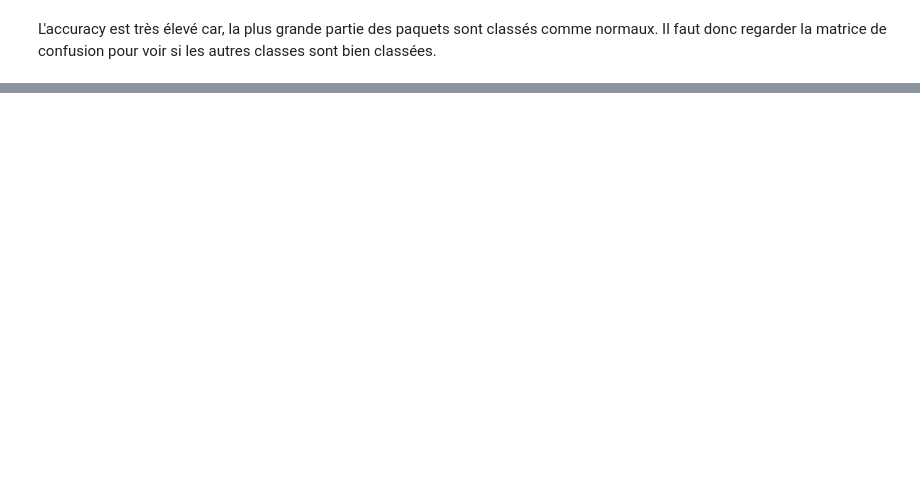
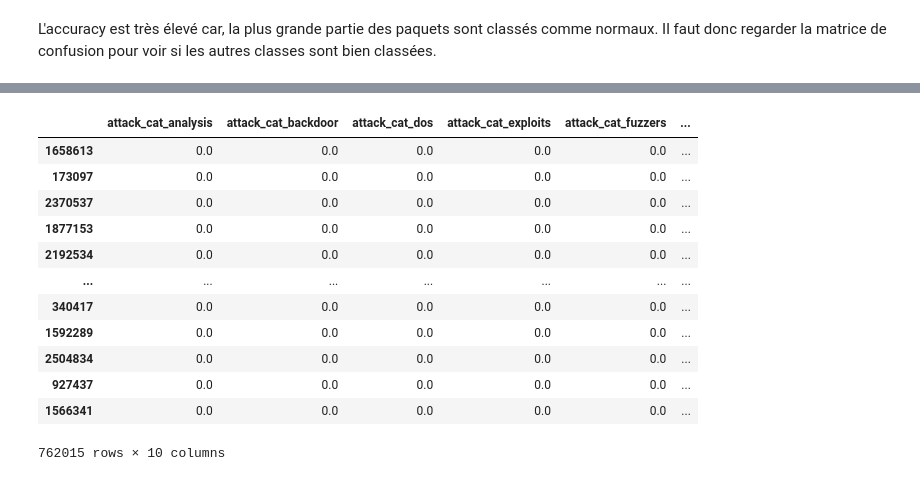
Before and after one commit to TWAAXOne/Network-intrusion-detection-with-machine-learning, a Jupyter notebook: CNN_Mutliclass.ipynb, the cells around one changed output, grey strips where cells are left out. Drawn from its saved outputs; the diff is of its cells as text; code cells hidden in the pictures; blank space fills up the shorter version.

```diff
--- a/CNN_Mutliclass.ipynb
+++ b/CNN_Mutliclass.ipynb
@@ -355,0 +448,16 @@ plot_confusion_matrix (nets,names)
+# %%
+display(y_test)
+# %% [output]
+|  | attack_cat_analysis | attack_cat_backdoor | attack_cat_dos | attack_cat_exploits | attack_cat_fuzzers | ... |
+| 1658613 | 0.0 | 0.0 | 0.0 | 0.0 | 0.0 | ... |
+| 173097 | 0.0 | 0.0 | 0.0 | 0.0 | 0.0 | ... |
+| 2370537 | 0.0 | 0.0 | 0.0 | 0.0 | 0.0 | ... |
+| 1877153 | 0.0 | 0.0 | 0.0 | 0.0 | 0.0 | ... |
+| 2192534 | 0.0 | 0.0 | 0.0 | 0.0 | 0.0 | ... |
+| ... | ... | ... | ... | ... | ... | ... |
+| 340417 | 0.0 | 0.0 | 0.0 | 0.0 | 0.0 | ... |
+| 1592289 | 0.0 | 0.0 | 0.0 | 0.0 | 0.0 | ... |
+| 2504834 | 0.0 | 0.0 | 0.0 | 0.0 | 0.0 | ... |
+| 927437 | 0.0 | 0.0 | 0.0 | 0.0 | 0.0 | ... |
+| 1566341 | 0.0 | 0.0 | 0.0 | 0.0 | 0.0 | ... |
+762015 rows × 10 columns
```
Also changed, not shown: parts of 13 cells of this notebook.
